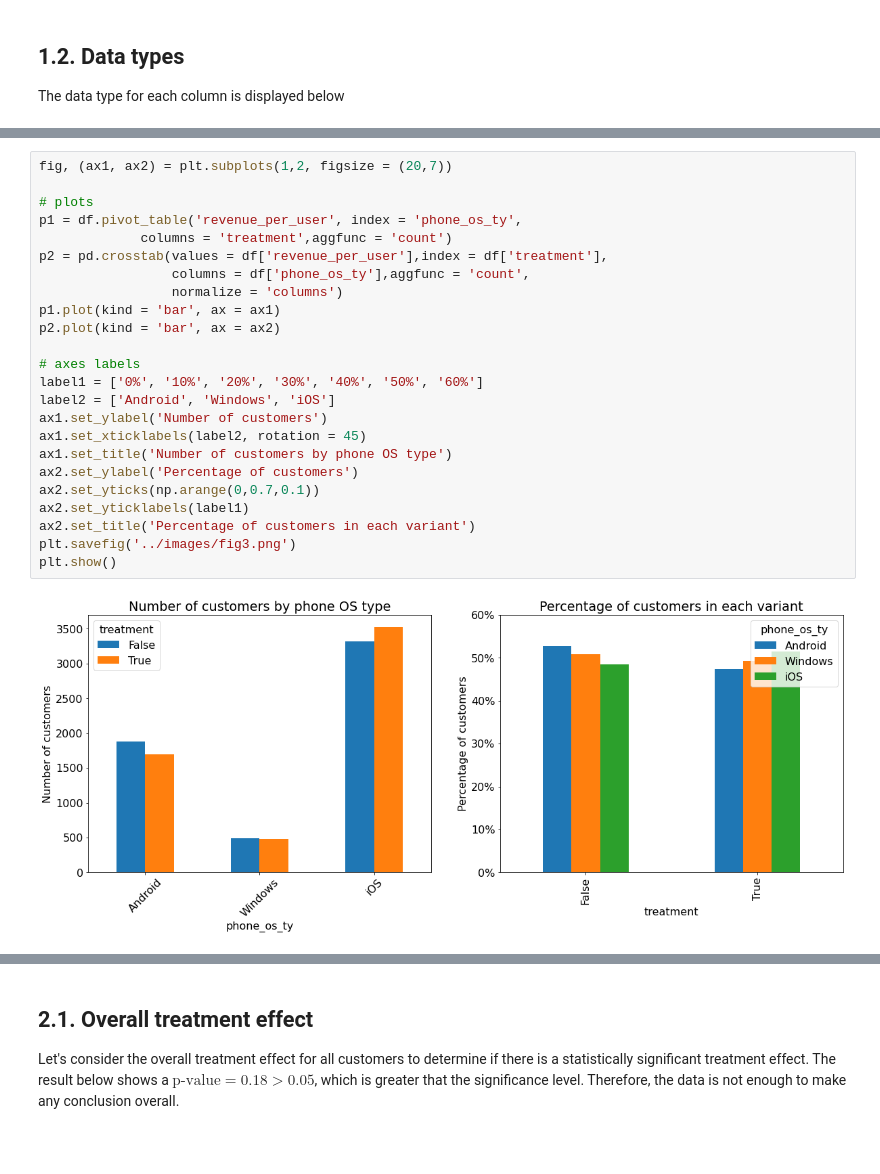
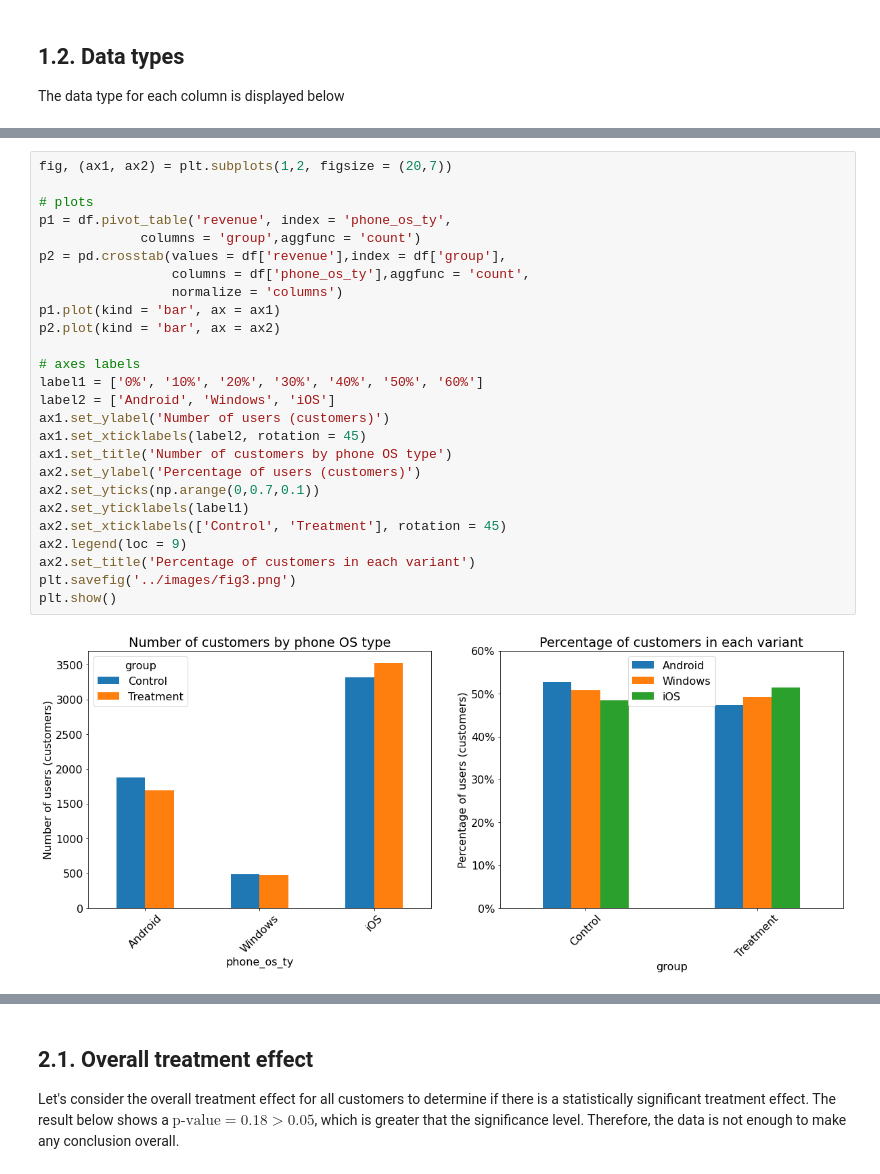
Before and after one commit to Owerre/ab-testing, a Jupyter notebook: notebook/expt-analysis.ipynb, the cells around one changed output, grey strips where cells are left out. Saved outputs shown, nothing was run; the diff lists cells and outputs as text; blank space fills up the shorter version.

```diff
--- a/notebook/expt-analysis.ipynb
+++ b/notebook/expt-analysis.ipynb
@@ -163,29 +165,31 @@ plt.show()
 # %%
 fig, (ax1, ax2) = plt.subplots(1,2, figsize = (20,7))
 
 # plots
-p1 = df.pivot_table('revenue_per_user', index = 'phone_os_ty',
-             columns = 'treatment',aggfunc = 'count')
-p2 = pd.crosstab(values = df['revenue_per_user'],index = df['treatment'],
+p1 = df.pivot_table('revenue', index = 'phone_os_ty',
+             columns = 'group',aggfunc = 'count')
+p2 = pd.crosstab(values = df['revenue'],index = df['group'],
                  columns = df['phone_os_ty'],aggfunc = 'count',
                  normalize = 'columns')
 p1.plot(kind = 'bar', ax = ax1)
 p2.plot(kind = 'bar', ax = ax2)
 
 # axes labels
 label1 = ['0%', '10%', '20%', '30%', '40%', '50%', '60%']
 label2 = ['Android', 'Windows', 'iOS']
-ax1.set_ylabel('Number of customers')
+ax1.set_ylabel('Number of users (customers)')
 ax1.set_xticklabels(label2, rotation = 45)
 ax1.set_title('Number of customers by phone OS type')
-ax2.set_ylabel('Percentage of customers')
+ax2.set_ylabel('Percentage of users (customers)')
 ax2.set_yticks(np.arange(0,0.7,0.1))
 ax2.set_yticklabels(label1)
+ax2.set_xticklabels(['Control', 'Treatment'], rotation = 45)
+ax2.legend(loc = 9)
 ax2.set_title('Percentage of customers in each variant')
 plt.savefig('../images/fig3.png')
 plt.show()
 # %% [output]
-[figure, old version]
+[figure, new version]
 # %%
 fig, (ax1, ax2) = plt.subplots(1,2, figsize = (20,7))
 
```
Also changed, not shown: parts of 29 cells of this notebook, 5 other files.
